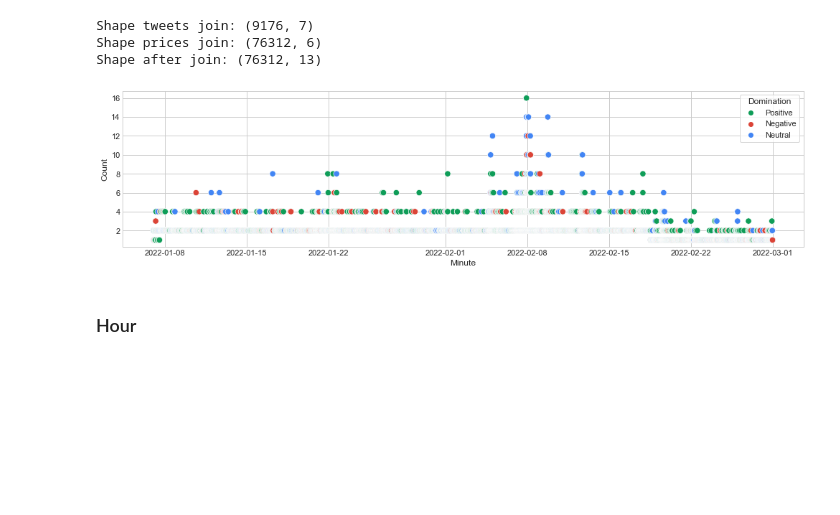
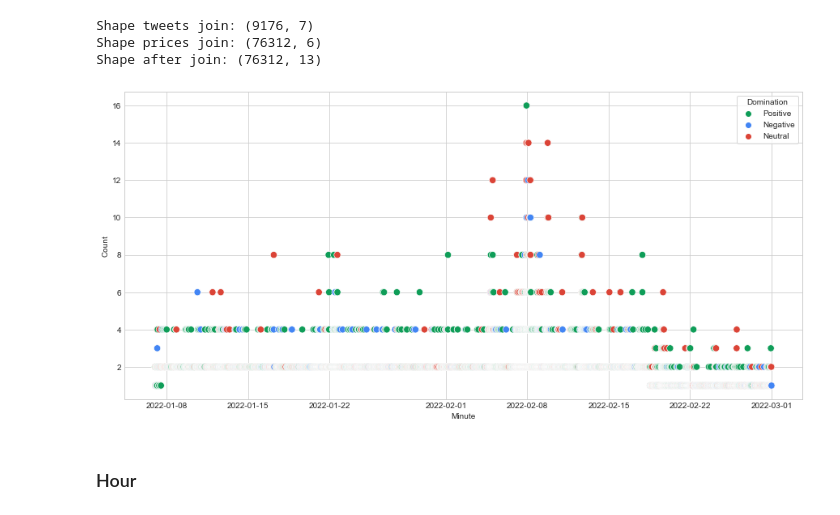
Before and after one commit to MGaulia/PD, a Jupyter notebook: 3 Sentiment.ipynb, the cells around one changed output. Saved outputs shown, nothing was run; the diff lists cells and outputs as text; code cells hidden in the pictures; blank space fills up the shorter version.

```diff
--- a/3 Sentiment.ipynb
+++ b/3 Sentiment.ipynb
@@ -195,20 +195,21 @@ Shape tweets join: (9176, 7)
 Shape prices join: (76312, 6)
 Shape after join: (76312, 13)
 # %%
+plt.figure(figsize=(15, 7))
 ax = sns.scatterplot(data=minutesum,
                      x="min",
                      y="total",
                      hue = "dom",
-                     palette = [GOOGLE_GREEN, GOOGLE_RED, GOOGLE_BLUE],
+                     palette = [GOOGLE_GREEN, GOOGLE_BLUE, GOOGLE_RED],
                      s = 70
                     )
 ax.legend(title = "Domination", frameon = True)
 
 ax.set(xlabel='Minute', ylabel='Count')
-plt.savefig('images/minute_scatter_by_domination.pdf', format = "pdf", dpi = 300)
+plt.savefig('images/minute_scatter_by_domination.pdf', format = "pdf", dpi = 300,bbox_inches='tight')
 plt.show()
 # %% [output]
-[figure, old version]
+[figure, new version]
 # %% [markdown]
 ### Hour
 # %%
```
Also changed, not shown: parts of 8 cells of this notebook, 1 other file.
